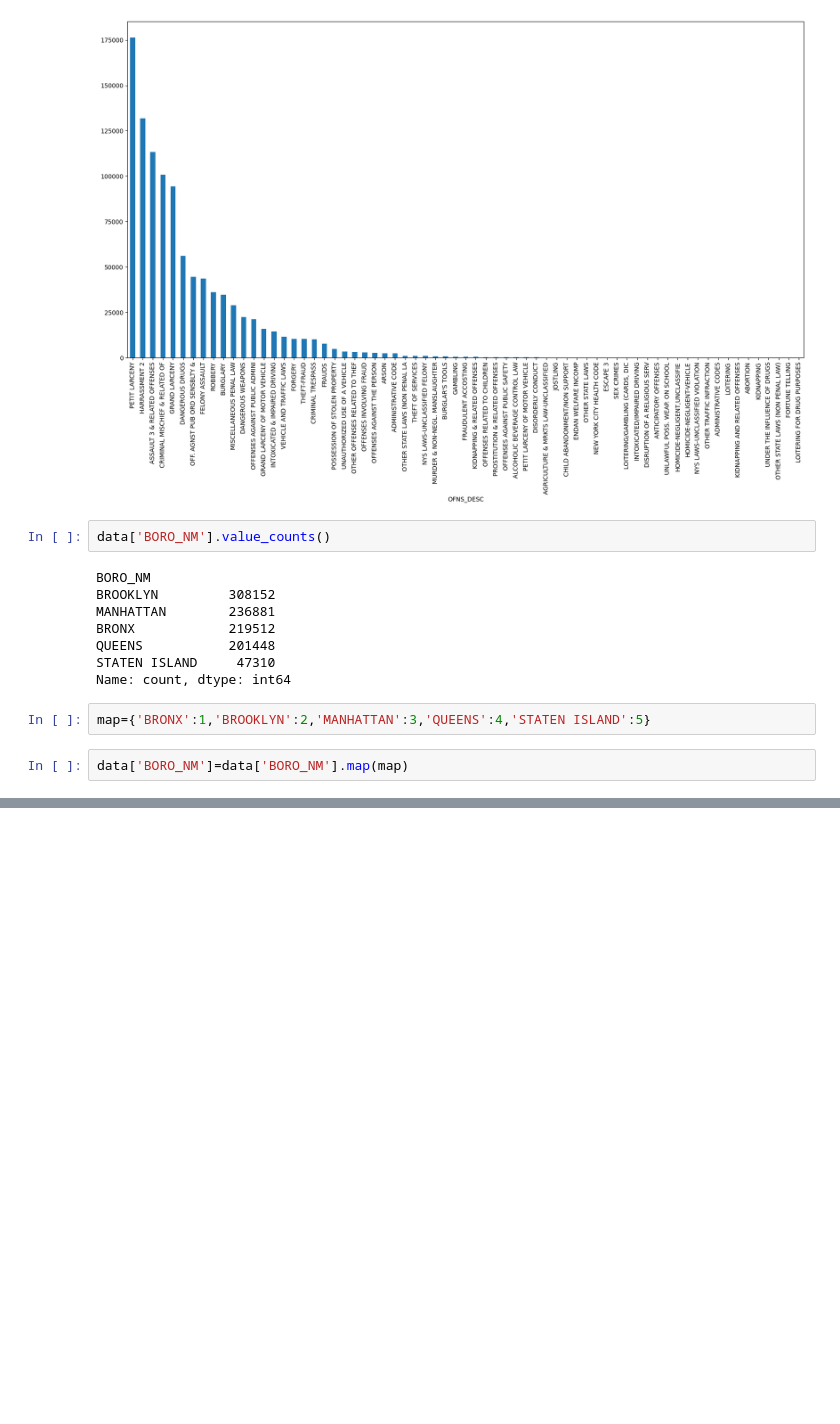
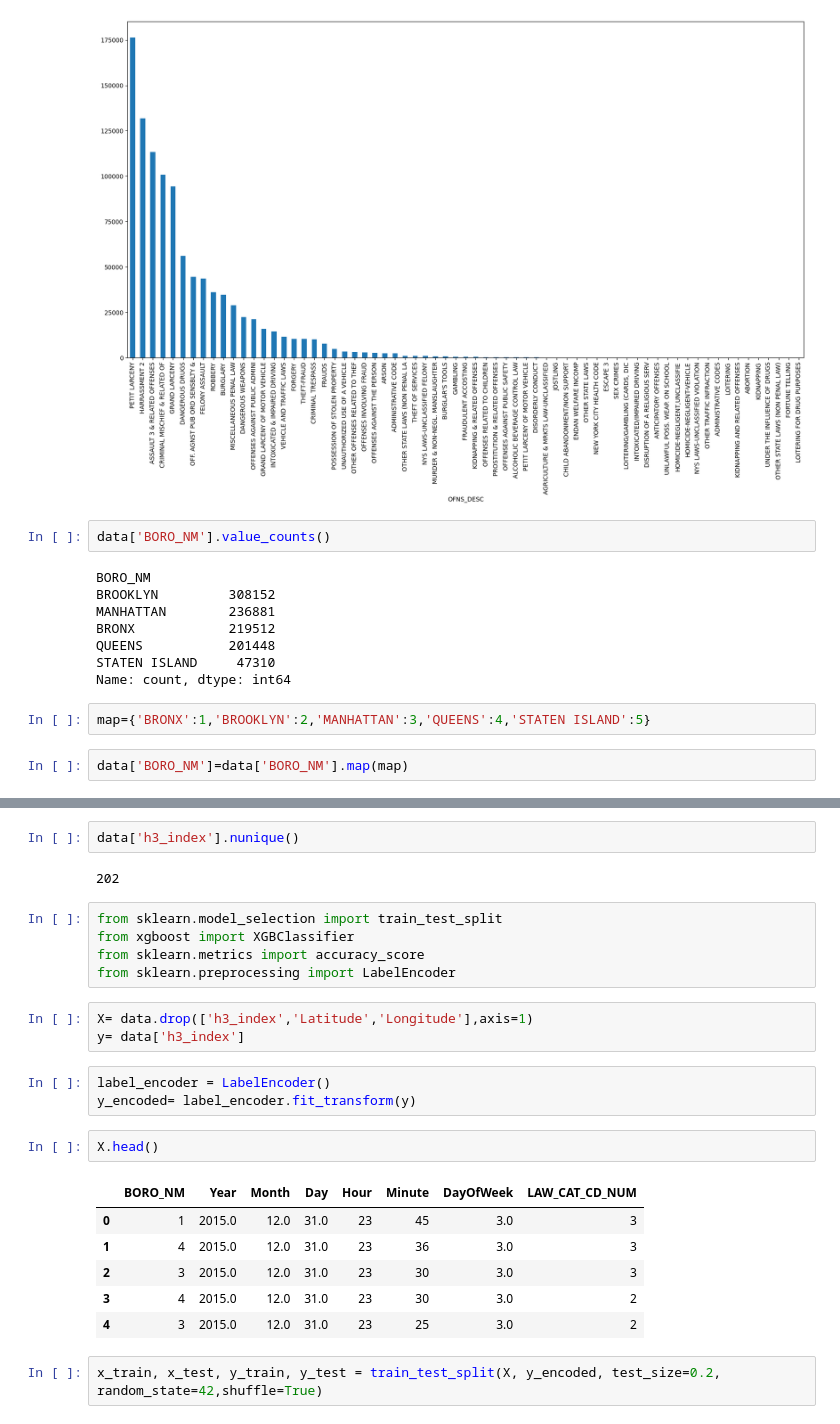
Before and after one commit to Sharad117/SpatioTemporal-crime-detection, a Jupyter notebook: preprocess.ipynb, the cells around one changed output, grey strips where cells are left out. Saved outputs shown, nothing was run; the diff lists cells and outputs as text; blank space fills up the shorter version.

Commit message:
xgboost

```diff
--- a/preprocess.ipynb
+++ b/preprocess.ipynb
@@ -264,0 +316,26 @@ m
+# %%
+data['h3_index'].nunique()
+# %% [output]
+202
+# %%
+from sklearn.model_selection import train_test_split
+from xgboost import XGBClassifier
+from sklearn.metrics import accuracy_score
+from sklearn.preprocessing import LabelEncoder
+# %%
+X= data.drop(['h3_index','Latitude','Longitude'],axis=1)
+y= data['h3_index']
+# %%
+label_encoder = LabelEncoder()
+y_encoded= label_encoder.fit_transform(y)
+# %%
+X.head()
+# %% [output]
+|  | BORO_NM | Year | Month | Day | Hour | Minute | DayOfWeek | LAW_CAT_CD_NUM |
+| 0 | 1 | 2015.0 | 12.0 | 31.0 | 23 | 45 | 3.0 | 3 |
+| 1 | 4 | 2015.0 | 12.0 | 31.0 | 23 | 36 | 3.0 | 3 |
+| 2 | 3 | 2015.0 | 12.0 | 31.0 | 23 | 30 | 3.0 | 3 |
+| 3 | 4 | 2015.0 | 12.0 | 31.0 | 23 | 30 | 3.0 | 2 |
+| 4 | 3 | 2015.0 | 12.0 | 31.0 | 23 | 25 | 3.0 | 2 |
+# %%
+x_train, x_test, y_train, y_test = train_test_split(X, y_encoded, test_size=0.2, random_state=42,shuffle=True)
```
Also changed, not shown: parts of 11 cells of this notebook.
